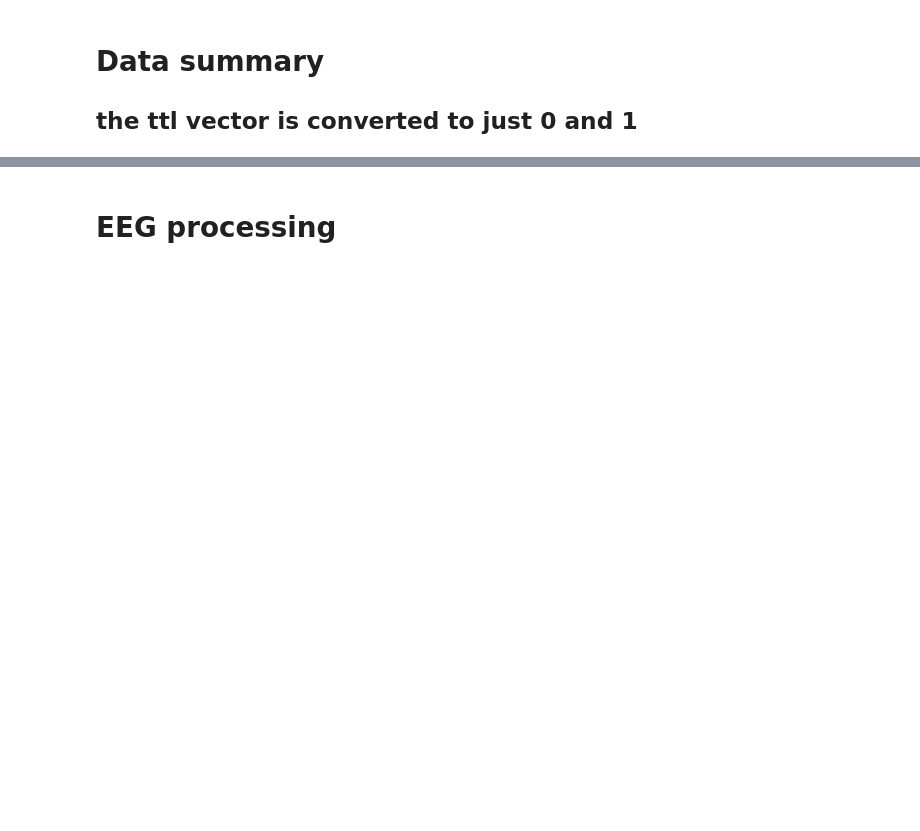
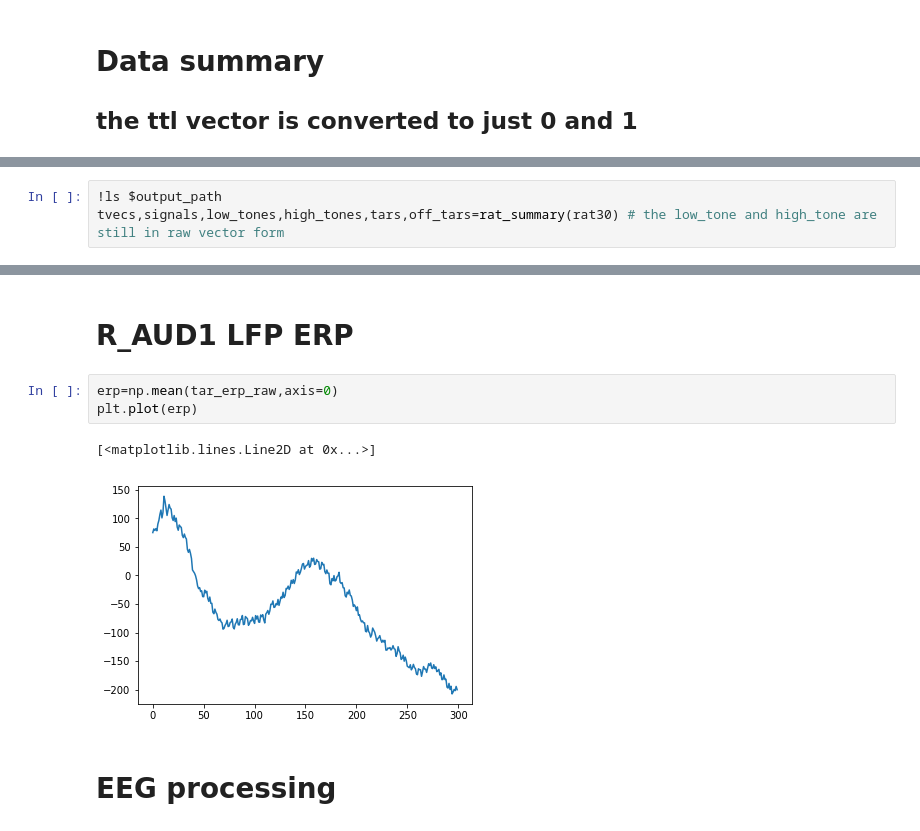
Before and after one commit to Maylibooyah69/RewardReversalPorject, a Jupyter notebook: Import EEG.ipynb, the cells around one changed output, grey strips where cells are left out. Drawn from its saved outputs; the diff is of its cells as text; blank space fills up the shorter version.

```diff
--- a/Import EEG.ipynb
+++ b/Import EEG.ipynb
@@ -114,0 +101,3 @@ Name: /cndd/emukamel/UH2_DerAvakian/PRL_analysis/Data/20180517_Rat23_Fs500.mat,
+# %%
+!ls $output_path
+tvecs,signals,low_tones,high_tones,tars,off_tars=rat_summary(rat30) # the low_tone and high_tone are still in raw vector form
@@ -205,3 +202,11 @@ plt.plot(epoched_eeg[0])
+# %% [markdown]
+# R_AUD1 LFP ERP
+# %%
+erp=np.mean(tar_erp_raw,axis=0)
+plt.plot(erp)
+# %% [output]
+[<matplotlib.lines.Line2D at 0x...>]
+[figure, added]
 # %% [markdown]
 # EEG processing
 # %%
```
Also changed, not shown: parts of 32 cells of this notebook, 1 other file.
